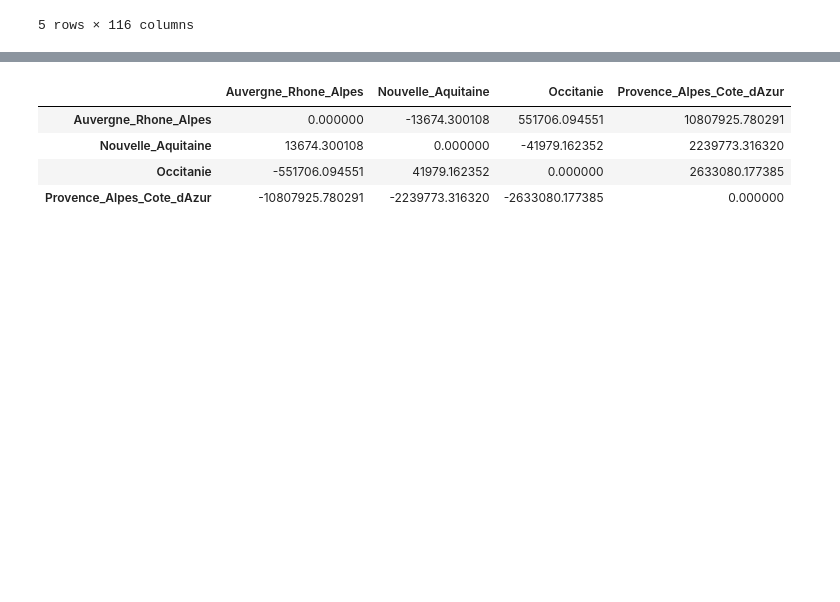
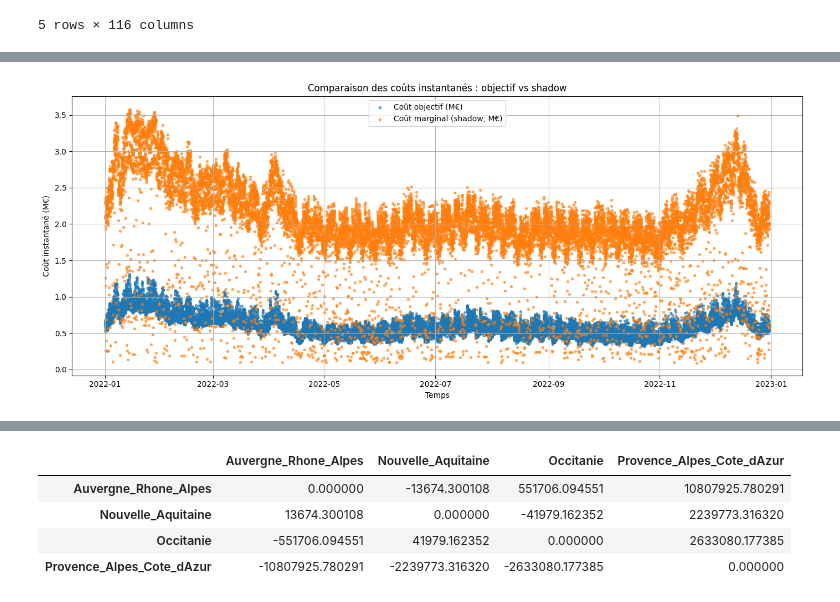
Before and after one commit to tishka04/regional_flex, a Jupyter notebook: check_results.ipynb, the cells around one changed output, grey strips where cells are left out. Saved outputs shown, nothing was run; the diff lists cells and outputs as text; code cells hidden in the pictures; blank space fills up the shorter version.

```diff
--- a/check_results.ipynb
+++ b/check_results.ipynb
@@ -69,0 +109,89 @@ df.head()
+# %%
+import pandas as pd
+import matplotlib.pyplot as plt
+import yaml
+
+
+# Charger les coûts depuis le fichier YAML
+with open("config/config_master.yaml", "r") as f:
+    config = yaml.safe_load(f)
+
+regions = config["regions"]
+regional_costs = config["regional_costs"]
+costs = config["costs"]
+
+# Technologies et coûts
+dispatch_techs = ["hydro", "nuclear", "thermal_gas", "thermal_fuel", "biofuel"]
+storage_techs = ["STEP", "batteries"]
+
+# 1. Coût objectif instantané
+objective_costs = []
+
+for t in df.index:
+    total = 0
+    for region in regions:
+        for tech in dispatch_techs:
+            col = f"dispatch_{tech}_{region}"
+            if col in df.columns:
+                total += df.at[t, col] * regional_costs[region][tech]
+        for st in storage_techs:
+            for action in ["charge", "discharge"]:
+                col = f"storage_{action}_{st}_{region}"
+                if col in df.columns:
+                    cost_key = f"storage_{action}"
+                    total += df.at[t, col] * costs[cost_key]
+        dr_col = f"demand_response_{region}"
+        if dr_col in df.columns:
+            total += abs(df.at[t, dr_col]) * costs["demand_response"]
+        for dest in regions:
+            if region != dest:
+                flow_col = f"flow_out_{region}_{dest}"
+                if flow_col in df.columns:
+                    total += df.at[t, flow_col] * costs["exchange"]
+    objective_costs.append(total)
+
+df["objective_cost"] = objective_costs
+
+# 2. Coût marginal théorique basé sur les prix nodaux × demande estimée
+shadow_costs = []
+for t in df.index:
+    shadow_total = 0
+    for region in regions:
+        nodal_price = df.at[t, f"nodal_price_{region}"]
+        dispatch_cols = [f"dispatch_{tech}_{region}" for tech in dispatch_techs if f"dispatch_{tech}_{region}" in df.columns]
+        discharge_cols = [f"storage_discharge_{st}_{region}" for st in storage_techs if f"storage_discharge_{st}_{region}" in df.columns]
+        charge_cols = [f"storage_charge_{st}_{region}" for st in storage_techs if f"storage_charge_{st}_{region}" in df.columns]
+        demand = df.loc[t, dispatch_cols].sum() + df.loc[t, discharge_cols].sum() - df.loc[t, charge_cols].sum()
+        shadow_total += demand * nodal_price
+    shadow_costs.append(shadow_total)
+
+df["shadow_cost"] = shadow_costs
+
+# 3. Visualisation comparative instantanée
+# Assumes `df` is already defined in the session
+plt.figure(figsize=(14, 6))
+
+# Scatter plots with small dots and moderate transparency
+plt.scatter(df.index, df["objective_cost"] / 1e6, s=8, alpha=0.6, label="Coût objectif (M€)")
+plt.scatter(df.index, df["shadow_cost"] / 1e6, s=8, alpha=0.6, label="Coût marginal (shadow, M€)")
+
+plt.xlabel("Temps")
+plt.ylabel("Coût instantané (M€)")
+plt.title("Comparaison des coûts instantanés : objectif vs shadow")
+plt.legend()
+plt.grid(True)
+plt.tight_layout()
+plt.show()
+
+# 4. Visualisation cumulative
+cumulative_df = df[["objective_cost", "shadow_cost"]].cumsum() / 1e9
+cumulative_df.columns = ["Coût objectif cumulé (Md€)", "Coût shadow cumulé (Md€)"]
+cumulative_df.plot(figsize=(14, 6), linewidth=2)
+plt.title("Comparaison des coûts cumulés sur l'année")
+plt.xlabel("Temps")
+plt.ylabel("Coût cumulé (Md€)")
+plt.grid(True)
+plt.tight_layout()
+plt.show()
+# %% [output]
+[figure, added]
```
Also changed, not shown: parts of 8 cells of this notebook, 3 other files.
